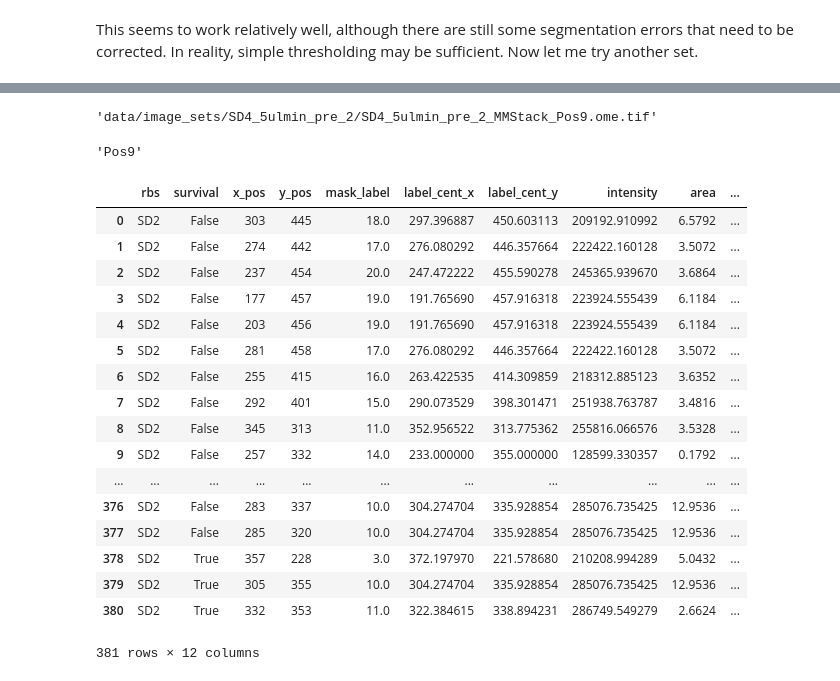
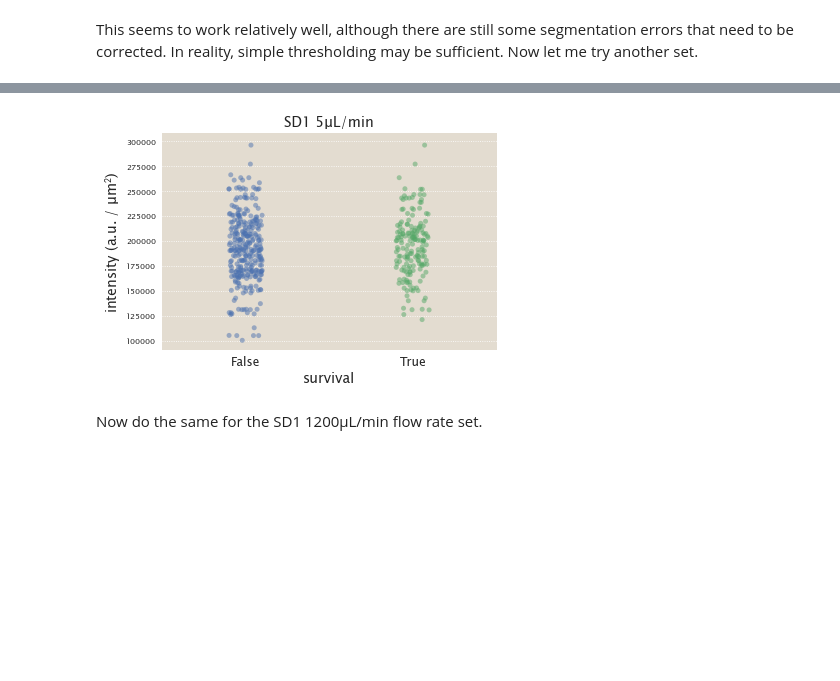
Before and after one commit to RPGroup-PBoC/mscl_survival, a Jupyter notebook: testing_complete_processing.ipynb, the cells around one changed output, grey strips where cells are left out. Drawn from its saved outputs; the diff is of its cells as text; code cells hidden in the pictures; blank space fills up the shorter version.

```diff
--- a/testing_complete_processing.ipynb
+++ b/testing_complete_processing.ipynb
@@ -139,31 +108,35 @@ plt.savefig('data/full_set_output/SD2_survival.pdf', bbox_inches='tight')
 This seems to work relatively well, although there are still some segmentation errors that need to be corrected. In reality, simple thresholding may be sufficient. Now let me try another set.
 # %%
 # Define the set data.
-pre_phase = glob.glob('data/image_sets/SD4_5ulmin_pre_2/*Pos*.ome.tif')
-markers = glob.glob('data/image_sets/SD4_5ulmin_post_1//
-metadata = glob.glob('data/image_sets/SD4_5ulmin_pre_2/Pos*/metadata.txt')
+pre_phase = glob.glob('data/image_sets/SD1_data/SD1_5ulmin_pre_5/Pos*/*Brightfield*.tif')
+pre_fluo =  glob.glob('data/image_sets/SD1_data/SD1_5ulmin_pre_5/Pos*/*GFP*.tif')
+metadata = glob.glob('data/image_sets/SD1_data/SD1_5ulmin_pre_5/Pos*/metadata.txt')
 
-#
 dfs = []
 for i, _ in enumerate(pre_phase):
     print('Processing image {0} of {1}.'.format(i+1, len(pre_phase)))
     # Parse the position name.
-    pos_name = pre_phase[i].split('/')[3]
+    pos_name = pre_phase[i].split('/')[4]
+
+    # Grab the marker file
+    markers = glob.glob('data/image_sets/SD1_data/SD1_5ulmin_post_3/{0}/*_xml.xml'.format(pos_name))[0]
 
     # Load the images and segment.
     phase_im = skimage.io.imread(pre_phase[i])
     fluo_im = skimage.io.imread(pre_fluo[i])
-    seg = mscl.contour_seg(phase_im, 0.2, perim_bounds=(5, 50))
+    seg = mscl.threshold_seg(phase_im, area_bounds=(1,30))
     if np.max(seg) <= 1:
         pass
     # Save the segmented image.
-    _ = mscl.save_seg('data/full_set_output/{0}_example_segmentation.pdf'.format(pos_name),
+    _ = mscl.save_seg('data/full_set_output/SD1_5uLmin/SD1_{0}_example_segmentation.pdf'.format(pos_name),
                      phase_im, seg)
 
     # Load the markers and instantiate the DataFrame.
-    positions = mscl.marker_parse(markers[i])
+    positions = mscl.marker_parse(markers)
     df = mscl.link_markers(positions, seg, fluo_im)
-
+    _ = mscl.show_connections('data/full_set_output/SD1_5uLmin/SD1_{0}_connections.pdf'.format(pos_name),
+                             phase_im, df)
+    plt.close('all')
     # Parse the metadata.
     exp = mscl.scrape_metadata(metadata[i])
     cols = np.shape(df)[1]
@@ -173,8 +146,9 @@ for i, _ in enumerate(pre_phase):
     dfs.append(df)
 
 # Merge all data frames together.
-data = pd.concat(dfs, axis=0, ignore_index=True)
+SD1_data = pd.concat(dfs, axis=0, ignore_index=True)
 
 # Include the strain information.
-data.insert(0, 'rbs', 'SD2')
-data.to_csv('data/full_set_output/sd2_processed.csv')
+SD1_data.insert(0, 'rbs', 'SD1')
+SD1_data.insert(1, 'flow_rate_uLmin', 5)
+SD1_data.to_csv('data/full_set_output/SD1_5uLmin_processed.csv')
@@ -183,29 +176,10 @@ im = skimage.io.imread(pre_phase[0])
-# %%
-pre_phase[i]
-# %% [output]
-'data/image_sets/SD4_5ulmin_pre_2/SD4_5ulmin_pre_2_MMStack_Pos9.ome.tif'
-# %%
-pre_phase[i].split('_')[-1].rstrip('.ome.tif')
-# %% [output]
-'Pos9'
-# %%
-data
-# %% [output]
-|  | rbs | survival | x_pos | y_pos | mask_label | label_cent_x | label_cent_y | intensity | area | ... |
-| 0 | SD2 | False | 303 | 445 | 18.0 | 297.396887 | 450.603113 | 209192.910992 | 6.5792 | ... |
-| 1 | SD2 | False | 274 | 442 | 17.0 | 276.080292 | 446.357664 | 222422.160128 | 3.5072 | ... |
-| 2 | SD2 | False | 237 | 454 | 20.0 | 247.472222 | 455.590278 | 245365.939670 | 3.6864 | ... |
-| 3 | SD2 | False | 177 | 457 | 19.0 | 191.765690 | 457.916318 | 223924.555439 | 6.1184 | ... |
-| 4 | SD2 | False | 203 | 456 | 19.0 | 191.765690 | 457.916318 | 223924.555439 | 6.1184 | ... |
-| 5 | SD2 | False | 281 | 458 | 17.0 | 276.080292 | 446.357664 | 222422.160128 | 3.5072 | ... |
-| 6 | SD2 | False | 255 | 415 | 16.0 | 263.422535 | 414.309859 | 218312.885123 | 3.6352 | ... |
-| 7 | SD2 | False | 292 | 401 | 15.0 | 290.073529 | 398.301471 | 251938.763787 | 3.4816 | ... |
-| 8 | SD2 | False | 345 | 313 | 11.0 | 352.956522 | 313.775362 | 255816.066576 | 3.5328 | ... |
-| 9 | SD2 | False | 257 | 332 | 14.0 | 233.000000 | 355.000000 | 128599.330357 | 0.1792 | ... |
-| ... | ... | ... | ... | ... | ... | ... | ... | ... | ... | ... |
-| 376 | SD2 | False | 283 | 337 | 10.0 | 304.274704 | 335.928854 | 285076.735425 | 12.9536 | ... |
-| 377 | SD2 | False | 285 | 320 | 10.0 | 304.274704 | 335.928854 | 285076.735425 | 12.9536 | ... |
-| 378 | SD2 | True | 357 | 228 | 3.0 | 372.197970 | 221.578680 | 210208.994289 | 5.0432 | ... |
-| 379 | SD2 | True | 305 | 355 | 10.0 | 304.274704 | 335.928854 | 285076.735425 | 12.9536 | ... |
-| 380 | SD2 | True | 332 | 353 | 11.0 | 322.384615 | 338.894231 | 286749.549279 | 2.6624 | ... |
-381 rows × 12 columns
+# %%
+sns.stripplot(x='survival', y='intensity', data=SD1_data, jitter=True, alpha=0.5)
+plt.xlabel('survival', fontsize=14)
+plt.ylabel('intensity (a.u. / μm$^2$)', fontsize=14)
+plt.title('SD1 5μL/min', fontsize=14)
+plt.savefig('data/full_set_output/SD1_5uLmin_survival.pdf', bbox_inches='tight')
+# %% [output]
+[figure, added]
+# %% [markdown]
+Now do the same for the SD1 1200μL/min flow rate set.
```
Also changed, not shown: parts of 23 cells of this notebook, 3 other files.
